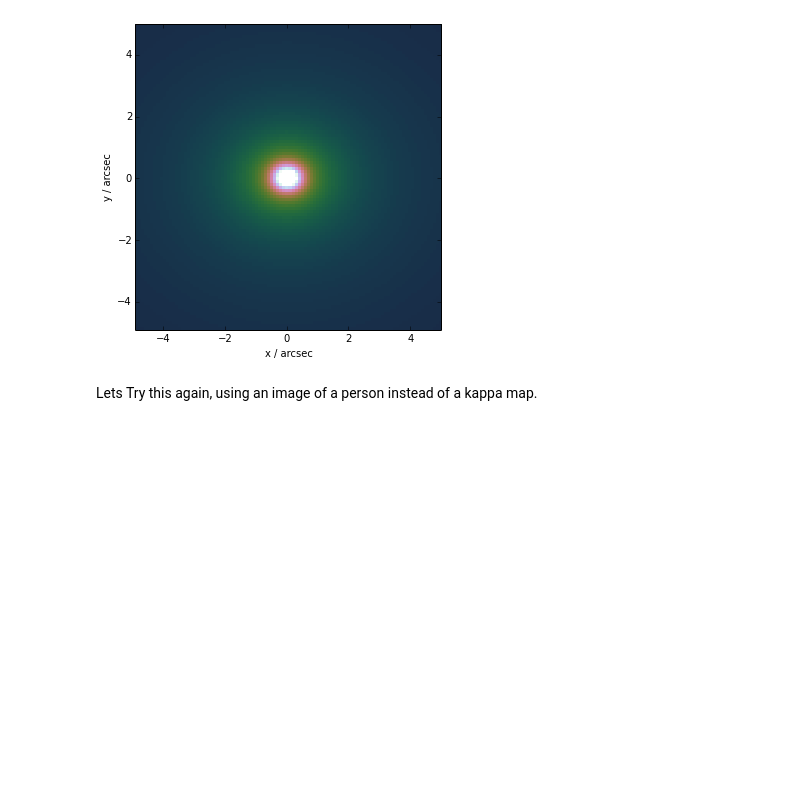
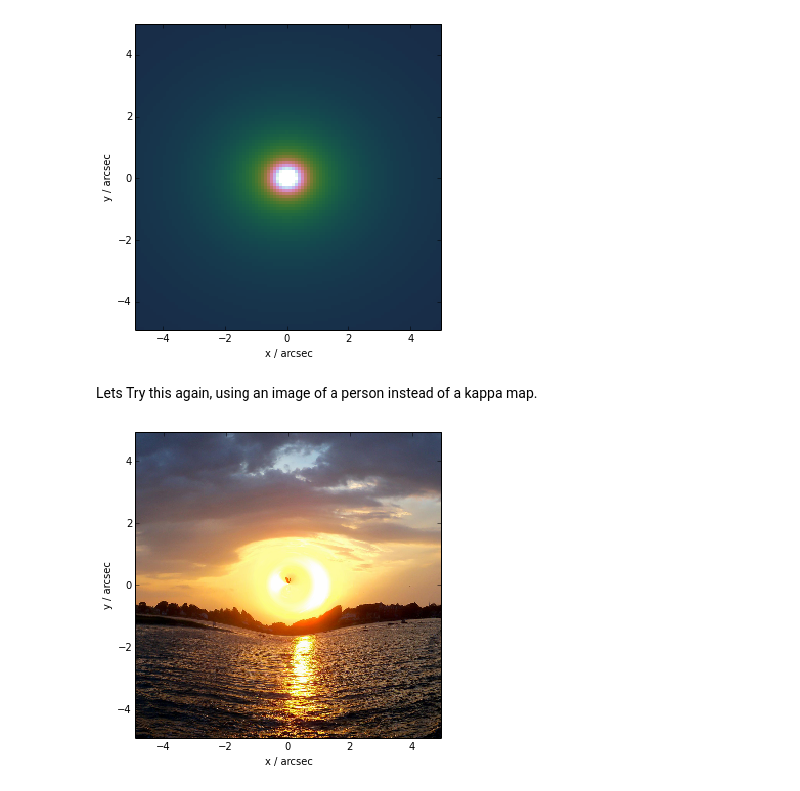
Before and after one commit to wmorning/EvilLens, a Jupyter notebook: LensedImageTest.ipynb, the cells around one changed output. Cells and saved outputs as stored; diff of their text form; code cells hidden in the pictures; blank space fills up the shorter version.

```diff
--- a/LensedImageTest.ipynb
+++ b/LensedImageTest.ipynb
@@ -37,13 +37,15 @@ lens.plot('non-lensed image')
 # %% [markdown]
 Lets Try this again, using an image of a person instead of a kappa map.
 # %%
-lens2 = evil.GravitationalLens(0.4,1.5)
-lens2.read_kappa_from("analytic_SIE_kappa.fits")
+lens2 = evil.AnalyticSIELens(0.4,1.5)
+#lens2.read_kappa_from("analytic_SIE_kappa.fits")
 lens2.source = evil.Source(1.5)
 lens2.source.Read_Source_from("./evillens/output.fits")
 lens2.deflect()
 lens2.raytrace()
-#lens2.plot('lensed image')
+lens2.plot('lensed image')
+# %% [output]
+[figure, added]
 # %%
 import matplotlib.pyplot as plt
 import numpy as np
```
Also changed, not shown: parts of 5 cells of this notebook, 3 other files.
